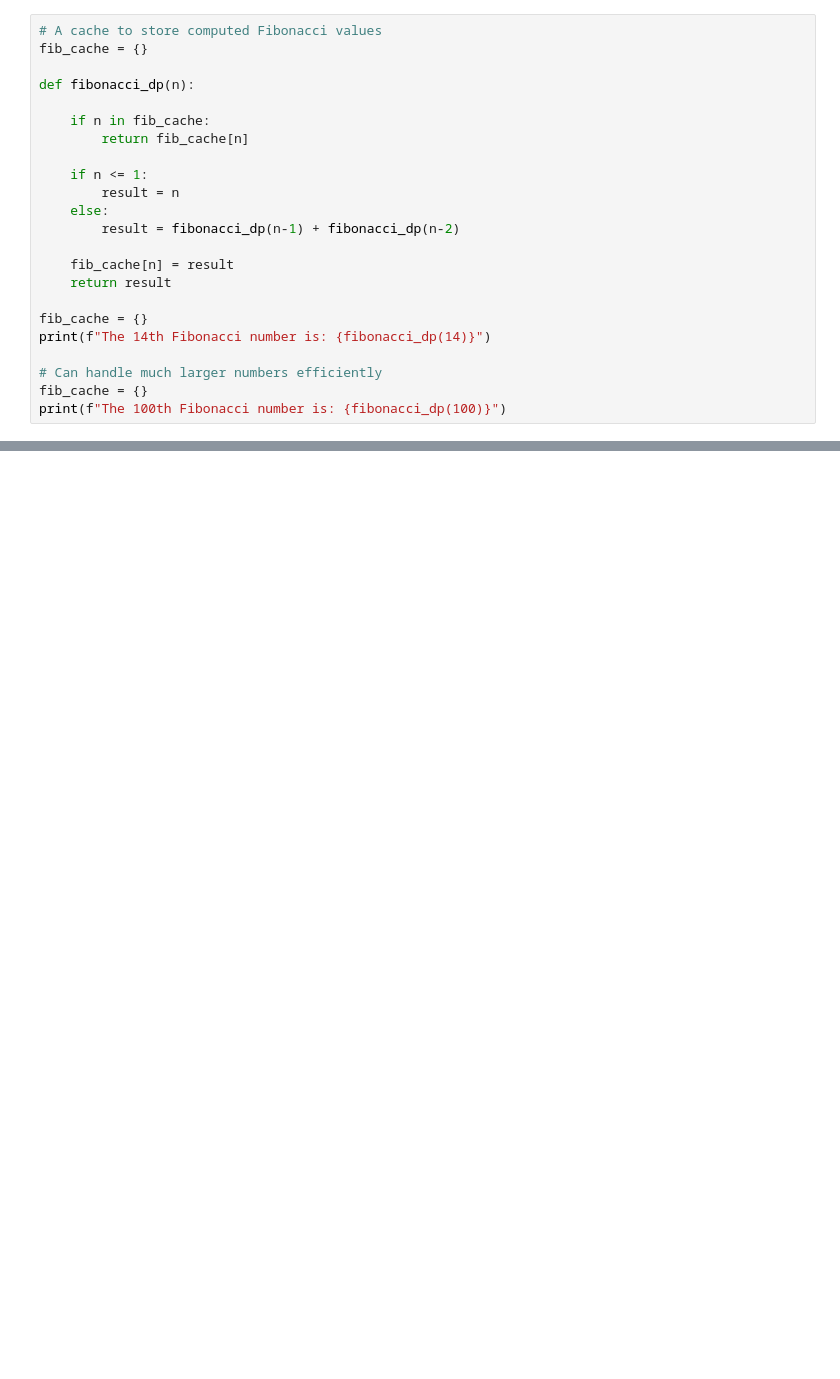
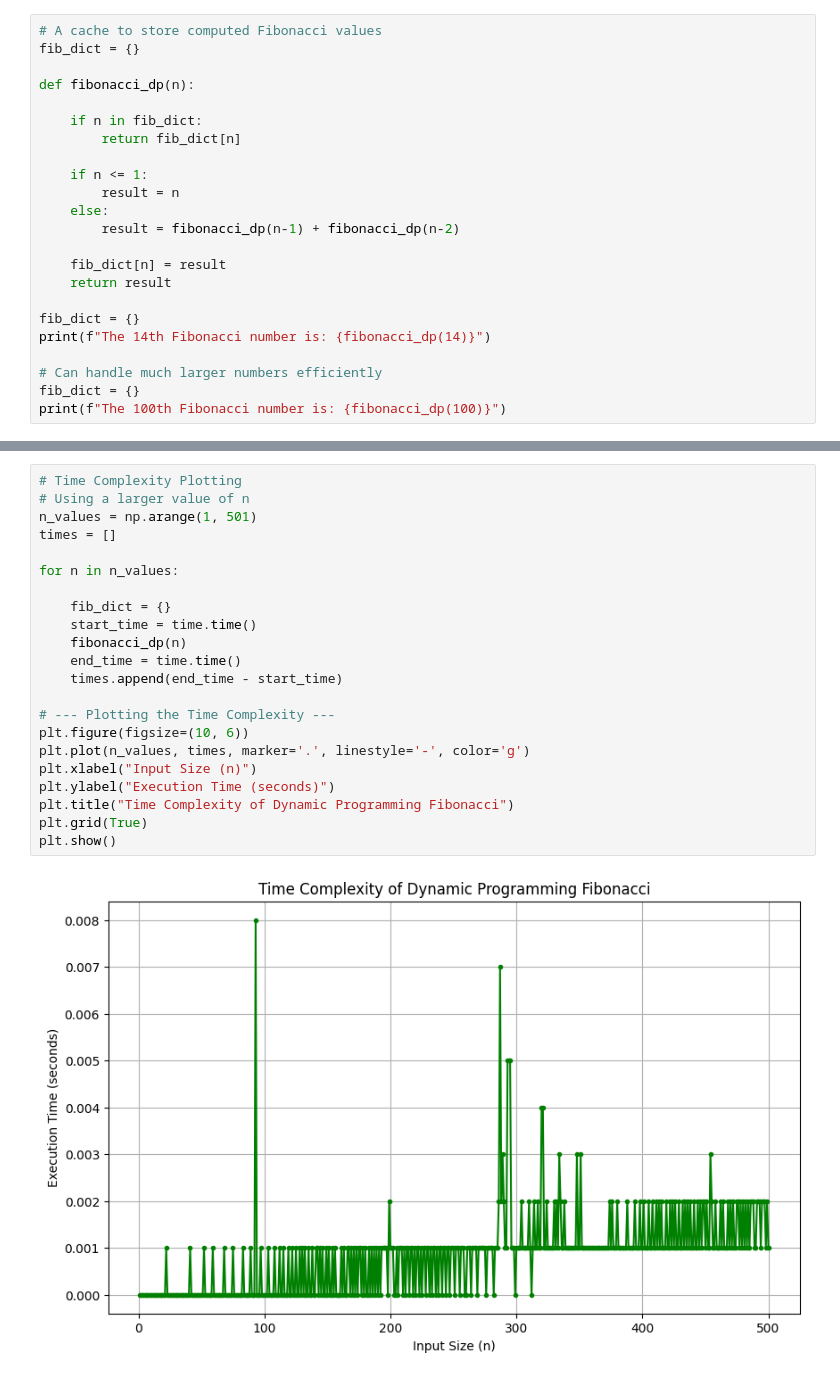
Before and after one commit to shivanggarg30/algo-efficiency-mini-project-Shivang, a Jupyter notebook: Algorithm_Analysis.ipynb, the cells around one changed output, grey strips where cells are left out. Cells and saved outputs as stored; diff of their text form; blank space fills up the shorter version.

```diff
--- a/Algorithm_Analysis.ipynb
+++ b/Algorithm_Analysis.ipynb
@@ -18,24 +60,24 @@ The 10th Fibonacci number is: 377
 # %%
 # A cache to store computed Fibonacci values
-fib_cache = {}
+fib_dict = {}
 
 def fibonacci_dp(n):
 
-    if n in fib_cache:
-        return fib_cache[n]
+    if n in fib_dict:
+        return fib_dict[n]
 
     if n <= 1:
         result = n
     else:
         result = fibonacci_dp(n-1) + fibonacci_dp(n-2)
 
-    fib_cache[n] = result
+    fib_dict[n] = result
     return result
 
-fib_cache = {}
+fib_dict = {}
 print(f"The 14th Fibonacci number is: {fibonacci_dp(14)}")
 
 # Can handle much larger numbers efficiently
-fib_cache = {}
+fib_dict = {}
 print(f"The 100th Fibonacci number is: {fibonacci_dp(100)}")
 # %% [output]
@@ -43 +85,25 @@ The 10th Fibonacci number is: 55
 The 100th Fibonacci number is: 354224848179261915075
+# %%
+# Time Complexity Plotting
+# Using a larger value of n
+n_values = np.arange(1, 501)
+times = []
+
+for n in n_values:
+
+    fib_dict = {}
+    start_time = time.time()
+    fibonacci_dp(n)
+    end_time = time.time()
+    times.append(end_time - start_time)
+
+# --- Plotting the Time Complexity ---
+plt.figure(figsize=(10, 6))
+plt.plot(n_values, times, marker='.', linestyle='-', color='g')
+plt.xlabel("Input Size (n)")
+plt.ylabel("Execution Time (seconds)")
+plt.title("Time Complexity of Dynamic Programming Fibonacci")
+plt.grid(True)
+plt.show()
+# %% [output]
+[figure, added]
```
Also changed, not shown: parts of 22 cells of this notebook, 2 other files.
